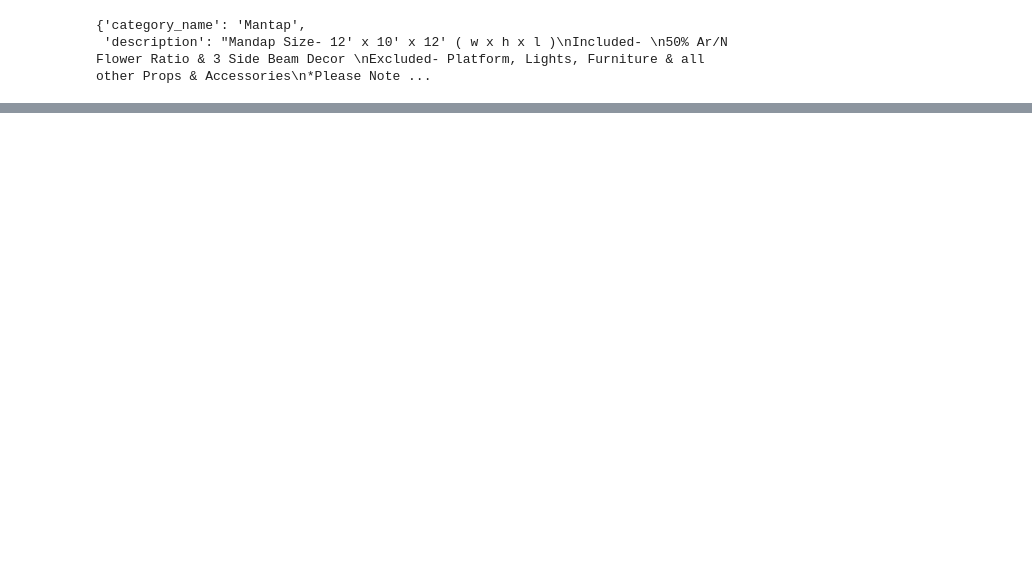
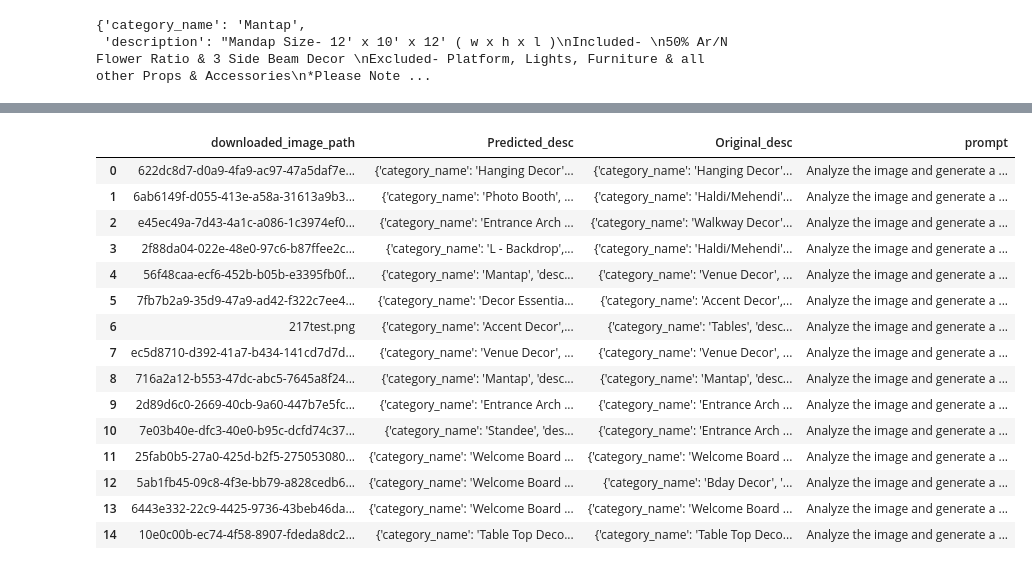
Before and after one commit to Farhan9801/joycaption, a Jupyter notebook: finetuning/training_and_inference.ipynb, the cells around one changed output, grey strips where cells are left out. Drawn from its saved outputs; the diff is of its cells as text; code cells hidden in the pictures; blank space fills up the shorter version.

```diff
--- a/finetuning/training_and_inference.ipynb
+++ b/finetuning/training_and_inference.ipynb
@@ -304,0 +500,2 @@ prompt = '"Task: Analyze the image and generate a dictionary of decorative items
+# %%
+data = pd.read_csv("/Users/betterhalf/Downloads/image_captions (1).csv")
@@ -304,0 +540,21 @@ prompt = '"Task: Analyze the image and generate a dictionary of decorative items
+# %%
+send = x.rename({'caption': 'Predicted_desc', 'DESC': 'Original_desc'}, axis = 1)
+# %%
+send.head(15)
+# %% [output]
+|  | downloaded_image_path | Predicted_desc | Original_desc | prompt |
+| 0 | 622dc8d7-d0a9-4fa9-ac97-47a5daf7e... | {'category_name': 'Hanging Decor'... | {'category_name': 'Hanging Decor'... | Analyze the image and generate a ... |
+| 1 | 6ab6149f-d055-413e-a58a-31613a9b3... | {'category_name': 'Photo Booth', ... | {'category_name': 'Haldi/Mehendi'... | Analyze the image and generate a ... |
+| 2 | e45ec49a-7d43-4a1c-a086-1c3974ef0... | {'category_name': 'Entrance Arch ... | {'category_name': 'Walkway Decor'... | Analyze the image and generate a ... |
+| 3 | 2f88da04-022e-48e0-97c6-b87ffee2c... | {'category_name': 'L - Backdrop',... | {'category_name': 'Haldi/Mehendi'... | Analyze the image and generate a ... |
+| 4 | 56f48caa-ecf6-452b-b05b-e3395fb0f... | {'category_name': 'Mantap', 'desc... | {'category_name': 'Venue Decor', ... | Analyze the image and generate a ... |
+| 5 | 7fb7b2a9-35d9-47a9-ad42-f322c7ee4... | {'category_name': 'Decor Essentia... | {'category_name': 'Accent Decor',... | Analyze the image and generate a ... |
+| 6 | 217test.png | {'category_name': 'Accent Decor',... | {'category_name': 'Tables', 'desc... | Analyze the image and generate a ... |
+| 7 | ec5d8710-d392-41a7-b434-141cd7d7d... | {'category_name': 'Venue Decor', ... | {'category_name': 'Venue Decor', ... | Analyze the image and generate a ... |
+| 8 | 716a2a12-b553-47dc-abc5-7645a8f24... | {'category_name': 'Mantap', 'desc... | {'category_name': 'Mantap', 'desc... | Analyze the image and generate a ... |
+| 9 | 2d89d6c0-2669-40cb-9a60-447b7e5fc... | {'category_name': 'Entrance Arch ... | {'category_name': 'Entrance Arch ... | Analyze the image and generate a ... |
+| 10 | 7e03b40e-dfc3-40e0-b95c-dcfd74c37... | {'category_name': 'Standee', 'des... | {'category_name': 'Entrance Arch ... | Analyze the image and generate a ... |
+| 11 | 25fab0b5-27a0-425d-b2f5-275053080... | {'category_name': 'Welcome Board ... | {'category_name': 'Welcome Board ... | Analyze the image and generate a ... |
+| 12 | 5ab1fb45-09c8-4f3e-bb79-a828cedb6... | {'category_name': 'Welcome Board ... | {'category_name': 'Bday Decor', '... | Analyze the image and generate a ... |
+| 13 | 6443e332-22c9-4425-9736-43beb46da... | {'category_name': 'Welcome Board ... | {'category_name': 'Welcome Board ... | Analyze the image and generate a ... |
+| 14 | 10e0c00b-ec74-4f58-8907-fdeda8dc2... | {'category_name': 'Table Top Deco... | {'category_name': 'Table Top Deco... | Analyze the image and generate a ... |
```
Also changed, not shown: parts of 65 cells of this notebook, 1 other file.
